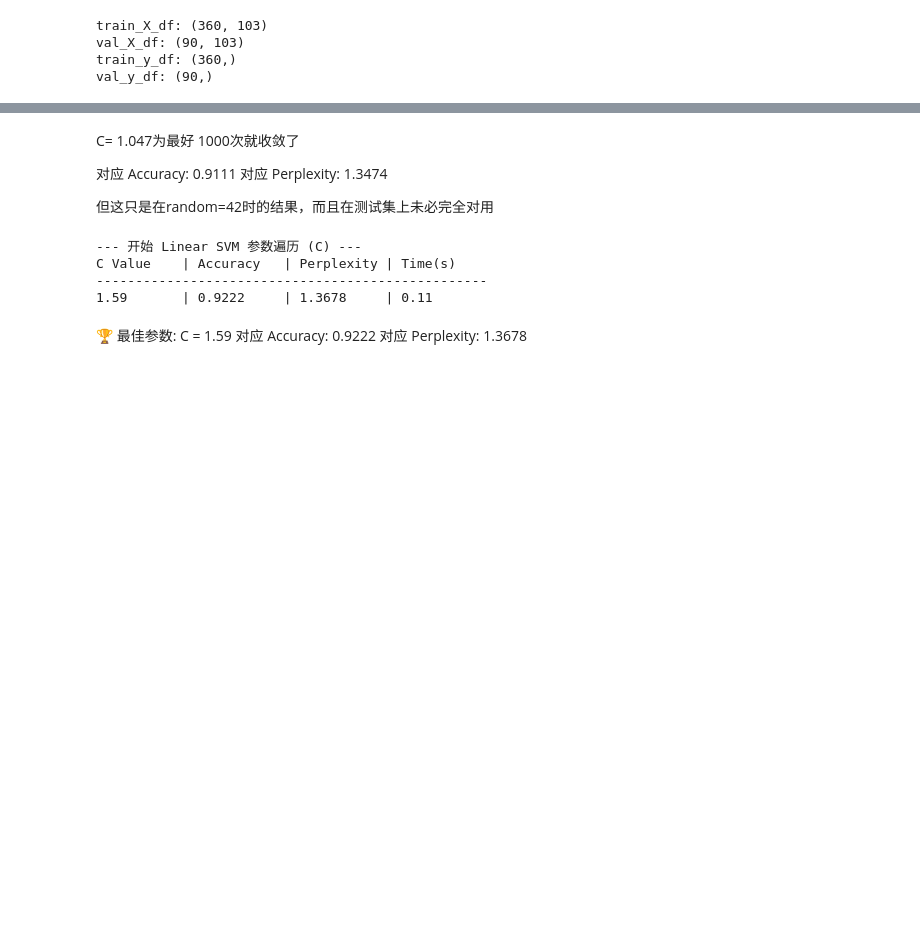
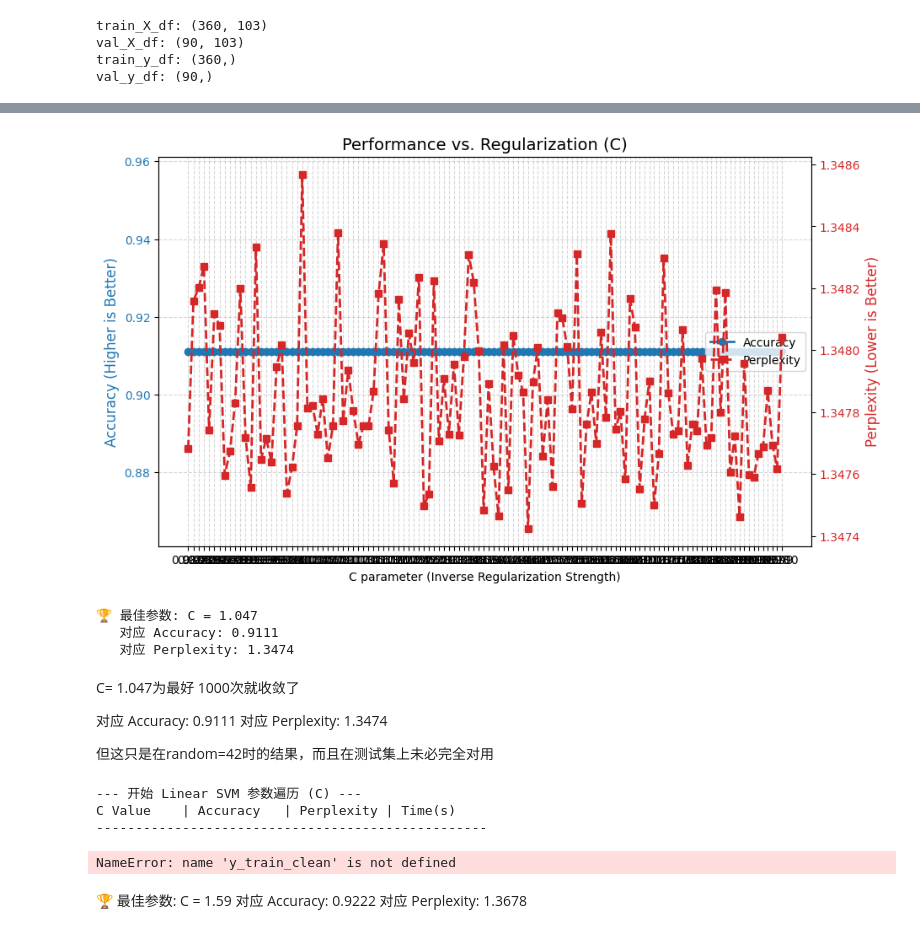
Before and after one commit to onenightallstar/Intro-to-ML, a Jupyter notebook: iml25-term-project/group88.ipynb, the cells around one changed output, grey strips where cells are left out. Cells and saved outputs as stored; diff of their text form; code cells hidden in the pictures; blank space fills up the shorter version.

```diff
--- a/iml25-term-project/group88.ipynb
+++ b/iml25-term-project/group88.ipynb
@@ -167,8 +178,8 @@ scaler = StandardScaler()
 X_train_scaled = scaler.fit_transform(train_X_df)
 X_val_scaled = scaler.transform(val_X_df)
 
-# c_values = [round(x, 3) for x in np.arange(0.98, 1.1, 0.001)]
-c_values = [1.047] # 1.047效果不错
+c_values = [round(x, 3) for x in np.arange(0.98, 1.1, 0.001)]
+# c_values = [1.047] # 1.047效果不错
 
 
 results = []
@@ -200,45 +211,45 @@ for c in c_values:
 
     print(f"{c:<10} | {acc:.4f}     | {perp:.4f}")
 
-# # --- 转换为 DataFrame 方便绘图 ---
-# res_df = pd.DataFrame(results)
+# --- 转换为 DataFrame 方便绘图 ---
+res_df = pd.DataFrame(results)
 
-# # --- 绘图 (双轴图) ---
-# fig, ax1 = plt.subplots(figsize=(10, 6))
+# --- 绘图 (双轴图) ---
+fig, ax1 = plt.subplots(figsize=(10, 6))
 
-# # 设置 x 轴为对数坐标 (因为 C 变化范围大)
-# ax1.set_xscale('log')
-# ax1.set_xlabel('C parameter (Inverse Regularization Strength)')
-# ax1.set_xticks(c_values)
-# ax1.get_xaxis().set_major_formatter(plt.ScalarFormatter()) # 显示具体数字而非 10^x
+# 设置 x 轴为对数坐标 (因为 C 变化范围大)
+ax1.set_xscale('log')
+ax1.set_xlabel('C parameter (Inverse Regularization Strength)')
+ax1.set_xticks(c_values)
+ax1.get_xaxis().set_major_formatter(plt.ScalarFormatter()) # 显示具体数字而非 10^x
 
-# # 绘制左轴：准确率 (越高越好)
-# color = 'tab:blue'
-# ax1.set_ylabel('Accuracy (Higher is Better)', color=color, fontsize=12)
-# line1 = ax1.plot(res_df['C'], res_df['Accuracy'], marker='o', color=color, label='Accuracy', linewidth=2)
-# ax1.tick_params(axis='y', labelcolor=color)
-# ax1.grid(True, which='both', linestyle='--', alpha=0.5)
+# 绘制左轴：准确率 (越高越好)
+color = 'tab:blue'
+ax1.set_ylabel('Accuracy (Higher is Better)', color=color, fontsize=12)
+line1 = ax1.plot(res_df['C'], res_df['Accuracy'], marker='o', color=color, label='Accuracy', linewidth=2)
+ax1.tick_params(axis='y', labelcolor=color)
+ax1.grid(True, which='both', linestyle='--', alpha=0.5)
 
-# # 绘制右轴：困惑度 (越低越好)
-# ax2 = ax1.twinx()  # 共享 x 轴
-# color = 'tab:red'
-# ax2.set_ylabel('Perplexity (Lower is Better)', color=color, fontsize=12)
-# line2 = ax2.plot(res_df['C'], res_df['Perplexity'], marker='s', color=color, linestyle='--', label='Perplexity', linewidth=2)
-# ax2.tick_params(axis='y', labelcolor=color)
+# 绘制右轴：困惑度 (越低越好)
+ax2 = ax1.twinx()  # 共享 x 轴
+color = 'tab:red'
+ax2.set_ylabel('Perplexity (Lower is Better)', color=color, fontsize=12)
+line2 = ax2.plot(res_df['C'], res_df['Perplexity'], marker='s', color=color, linestyle='--', label='Perplexity', linewidth=2)
+ax2.tick_params(axis='y', labelcolor=color)
 
-# # 合并图例
-# lines = line1 + line2
-# labels = [l.get_label() for l in lines]
-# ax1.legend(lines, labels, loc='center right')
+# 合并图例
+lines = line1 + line2
+labels = [l.get_label() for l in lines]
+ax1.legend(lines, labels, loc='center right')
 
-# plt.title('Performance vs. Regularization (C)', fontsize=14)
-# plt.show()
+plt.title('Performance vs. Regularization (C)', fontsize=14)
+plt.show()
 
-# # --- 找出最佳 C 值 ---
-# best_row = res_df.loc[res_df['Perplexity'].idxmin()]
-# print(f"\n🏆 最佳参数: C = {best_row['C']}")
-# print(f"   对应 Accuracy: {best_row['Accuracy']:.4f}")
-# print(f"   对应 Perplexity: {best_row['Perplexity']:.4f}")
+# --- 找出最佳 C 值 ---
+best_row = res_df.loc[res_df['Perplexity'].idxmin()]
+print(f"\n🏆 最佳参数: C = {best_row['C']}")
+print(f"   对应 Accuracy: {best_row['Accuracy']:.4f}")
+print(f"   对应 Perplexity: {best_row['Perplexity']:.4f}")
 # %% [output]
 --- 1. 逻辑回归 ---
 C Value    | Accuracy   | Perplexity
@@ -247,3 +271,7 @@ C Value    | Accuracy   | Perplexity
+[figure, added]
+🏆 最佳参数: C = 1.047
+   对应 Accuracy: 0.9111
+   对应 Perplexity: 1.3474
 # %% [markdown]
 C= 1.047为最好 1000次就收敛了
 
@@ -260,10 +288,6 @@ print("--- 开始 Linear SVM 参数遍历 (C) ---")
 scaler = StandardScaler()
 X_train_scaled = scaler.fit_transform(train_X_df)
 X_val_scaled = scaler.transform(val_X_df)
-
-# 确保标签格式正确
-y_train_clean = train_y_df.values.ravel() if hasattr(train_y_df, 'values') else train_y_df
-y_val_clean = val_y_df.values.ravel() if hasattr(val_y_df, 'values') else val_y_df
 
 # 2. 定义要测试的 C 值 (对数刻度)
 # C 越小 = 正则化越强 (模型越简单/平滑)
@@ -346,7 +370,7 @@ for c in c_values:
 --- 开始 Linear SVM 参数遍历 (C) ---
 C Value    | Accuracy   | Perplexity | Time(s)
 --------------------------------------------------
-1.59       | 0.9222     | 1.3678     | 0.11
+NameError: name 'y_train_clean' is not defined
 # %% [markdown]
 
 🏆 最佳参数: C = 1.59
```
Also changed, not shown: parts of 4 cells of this notebook, 8 other files.
